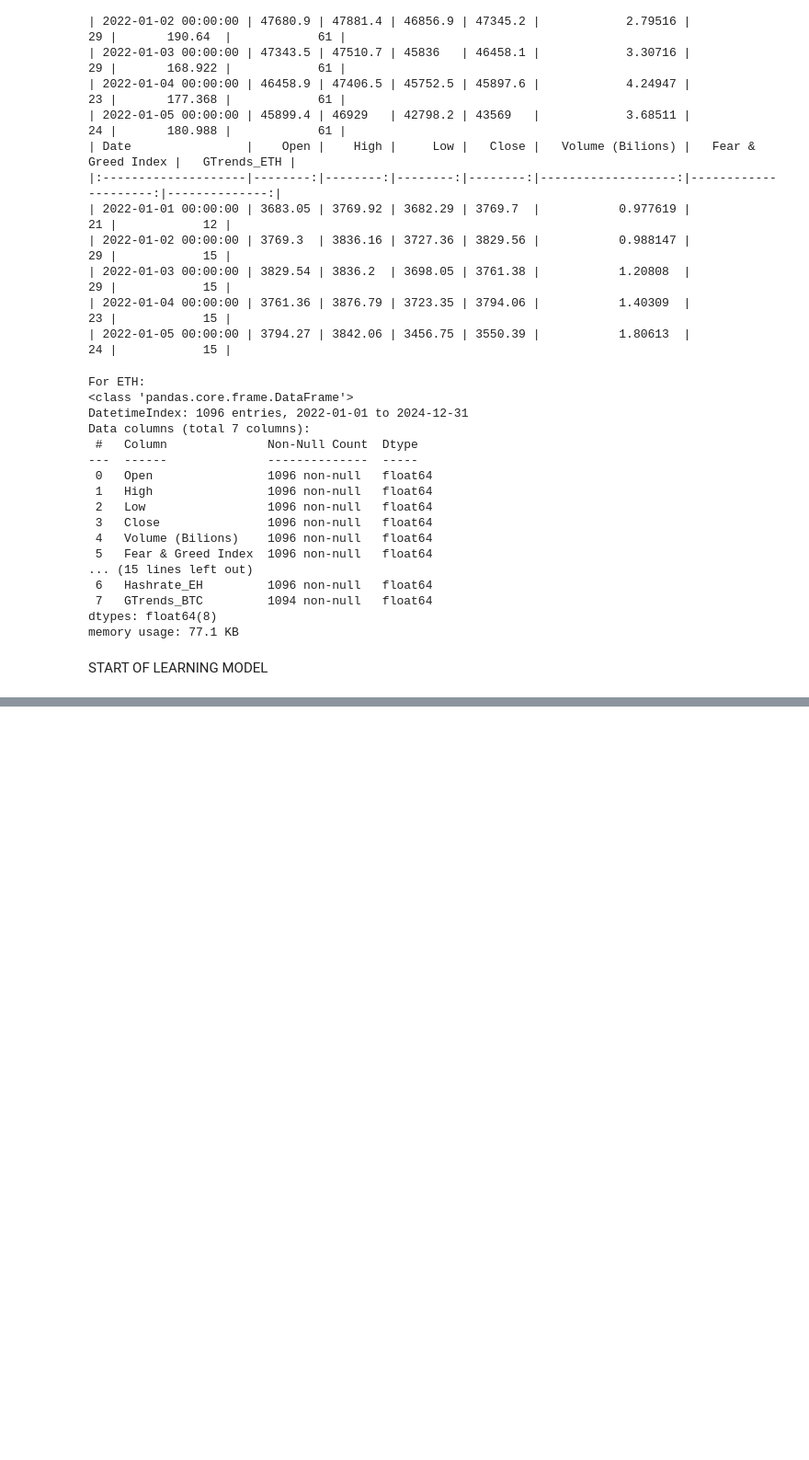
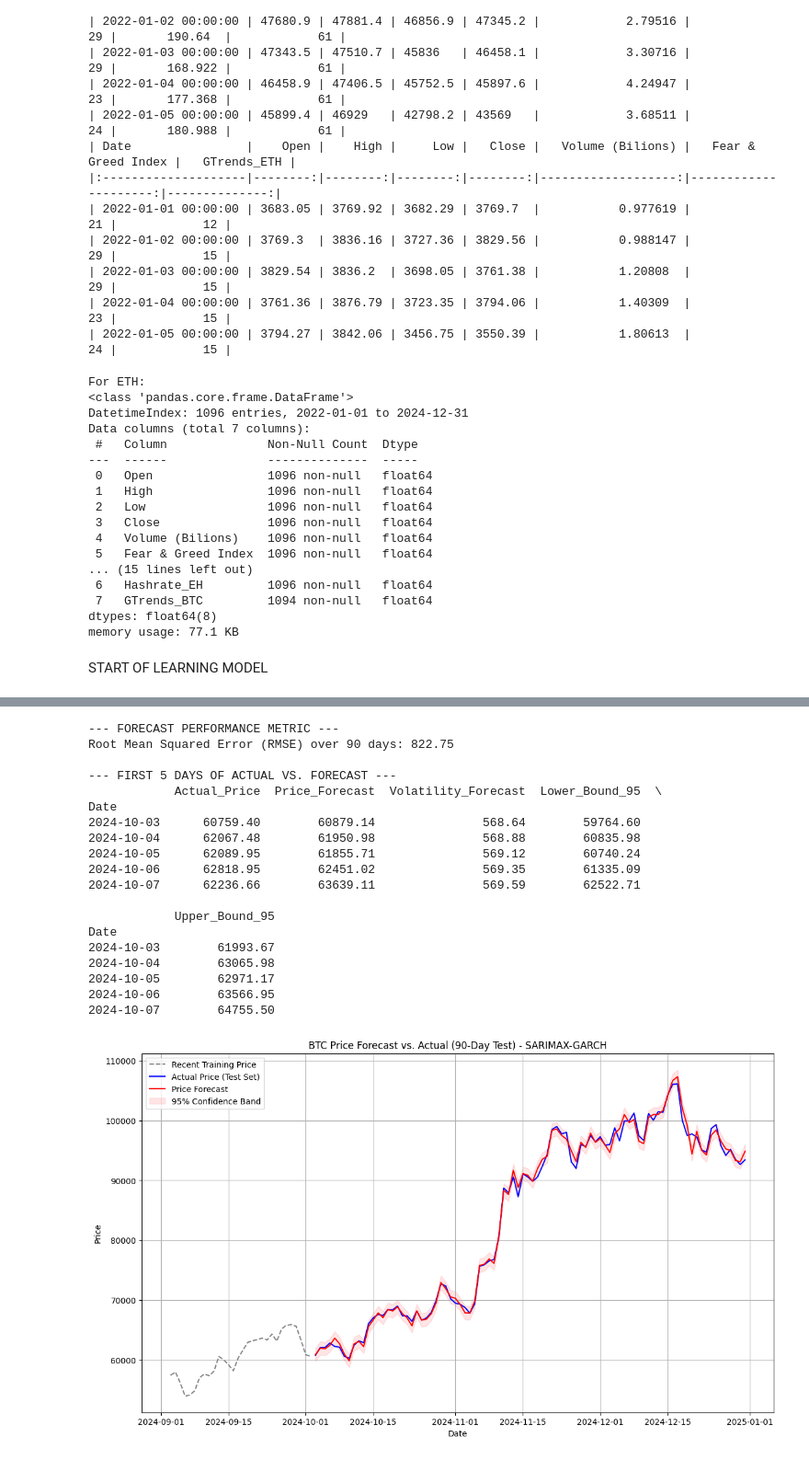
Before and after one commit to Kebinging/DSC101, a Jupyter notebook: BTCnETH Data Collection.ipynb, the cells around one changed output, grey strips where cells are left out. Shown at 92% size. Saved outputs shown, nothing was run; the diff lists cells and outputs as text; code cells hidden in the pictures; blank space fills up the shorter version.

```diff
--- a/BTCnETH Data Collection.ipynb
+++ b/BTCnETH Data Collection.ipynb
@@ -271,0 +444,69 @@ b_test = df_combined_daily_btc.loc['2024-01-01':]
+# %%
+forecast_horizon = len(y_test)
+
+z_score = 1.96 # Standard Z-score for 95% Confidence Interval
+sarimax_forecast = sarimax_results.forecast(steps=forecast_horizon, exog=X_test_clean)
+sarimax_forecast.index = target_test.index
+
+garch_forecast = garch_results.forecast(horizon=forecast_horizon)
+
+predicted_variance = garch_forecast.variance.iloc[-1]
+predicted_volatility = np.sqrt(predicted_variance)
+predicted_volatility.index = target_test.index
+
+forecast_df = pd.DataFrame({
+    'Actual_Price': target_test,
+    'Price_Forecast': sarimax_forecast,
+    'Volatility_Forecast': predicted_volatility,
+    'Lower_Bound_95': sarimax_forecast - z_score * predicted_volatility,
+    'Upper_Bound_95': sarimax_forecast + z_score * predicted_volatility,
+})
+# %%
+rmse = np.sqrt(mean_squared_error(y_test, sarimax_forecast))
+
+
+print("\n--- FORECAST PERFORMANCE METRIC ---")
+print(f'Root Mean Squared Error (RMSE) over 90 days: {rmse:,.2f}')
+print("\n--- FIRST 5 DAYS OF ACTUAL VS. FORECAST ---")
+print(forecast_df.head().round(2))
+
+plt.figure(figsize=(14, 8))
+# Plot last 30 days of training data for context
+plt.plot(target_train.iloc[-30:], label='Recent Training Price', color='grey', linestyle='--')
+# Plot the actual price movement in the test set
+plt.plot(y_test.index, y_test, label='Actual Price (Test Set)', color='blue')
+# Plot the model's prediction
+plt.plot(forecast_df.index, forecast_df['Price_Forecast'], label='Price Forecast', color='red')
+# Plot the dynamic confidence band
+plt.fill_between(forecast_df.index,
+                 forecast_df['Lower_Bound_95'],
+                 forecast_df['Upper_Bound_95'],
+                 color='red', alpha=0.1, label='95% Confidence Band')
+
+plt.title(f'BTC Price Forecast vs. Actual ({forecast_horizon}-Day Test) - SARIMAX-GARCH')
+plt.xlabel('Date')
+plt.ylabel('Price')
+plt.legend()
+plt.grid(True)
+plt.show()
+# %% [output]
+--- FORECAST PERFORMANCE METRIC ---
+Root Mean Squared Error (RMSE) over 90 days: 822.75
+
+--- FIRST 5 DAYS OF ACTUAL VS. FORECAST ---
+            Actual_Price  Price_Forecast  Volatility_Forecast  Lower_Bound_95  \
+Date
+2024-10-03      60759.40        60879.14               568.64        59764.60
+2024-10-04      62067.48        61950.98               568.88        60835.98
+2024-10-05      62089.95        61855.71               569.12        60740.24
+2024-10-06      62818.95        62451.02               569.35        61335.09
+2024-10-07      62236.66        63639.11               569.59        62522.71
+
+            Upper_Bound_95
+Date
+2024-10-03        61993.67
+2024-10-04        63065.98
+2024-10-05        62971.17
+2024-10-06        63566.95
+2024-10-07        64755.50
+[figure, added]
```
Also changed, not shown: parts of 10 cells of this notebook, 1 other file.
